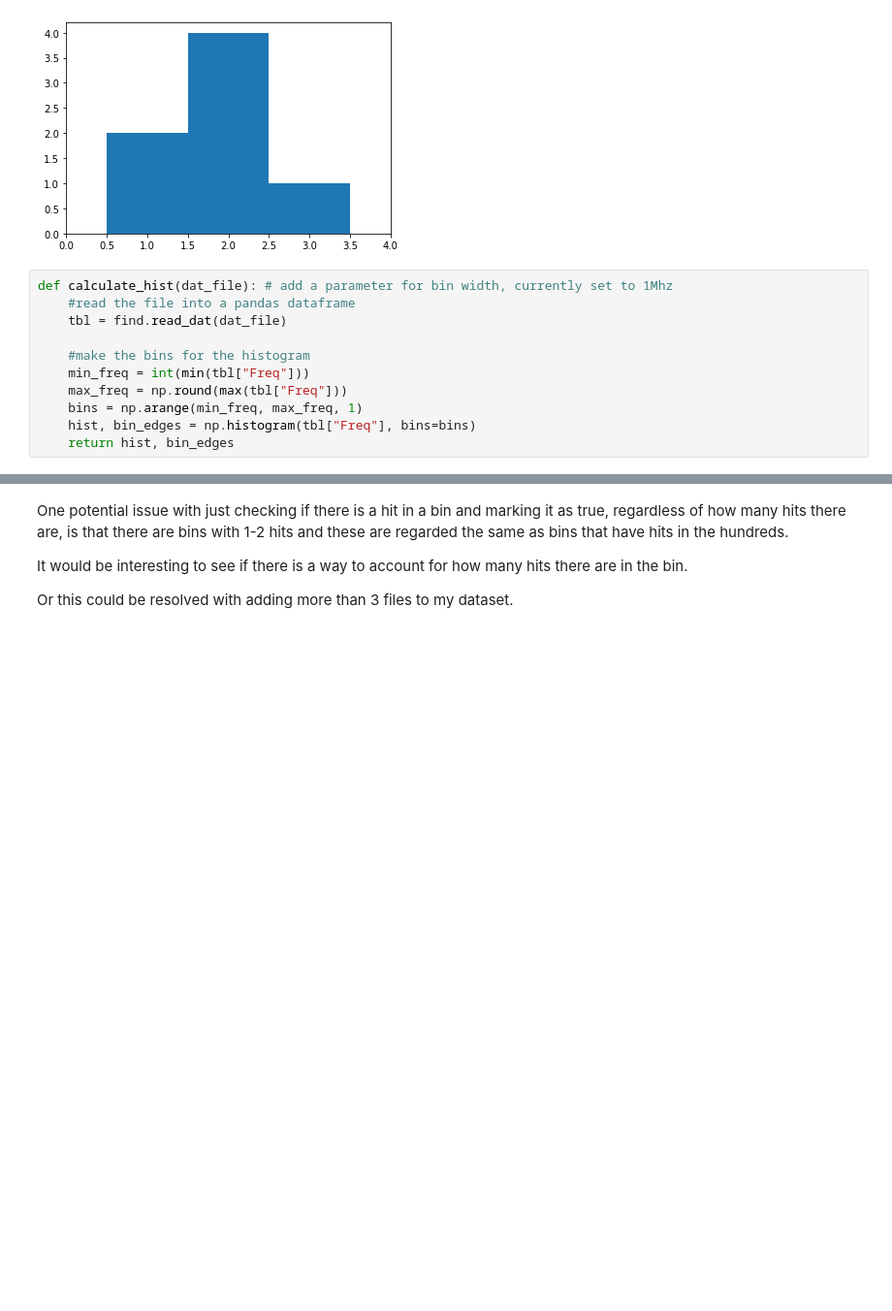
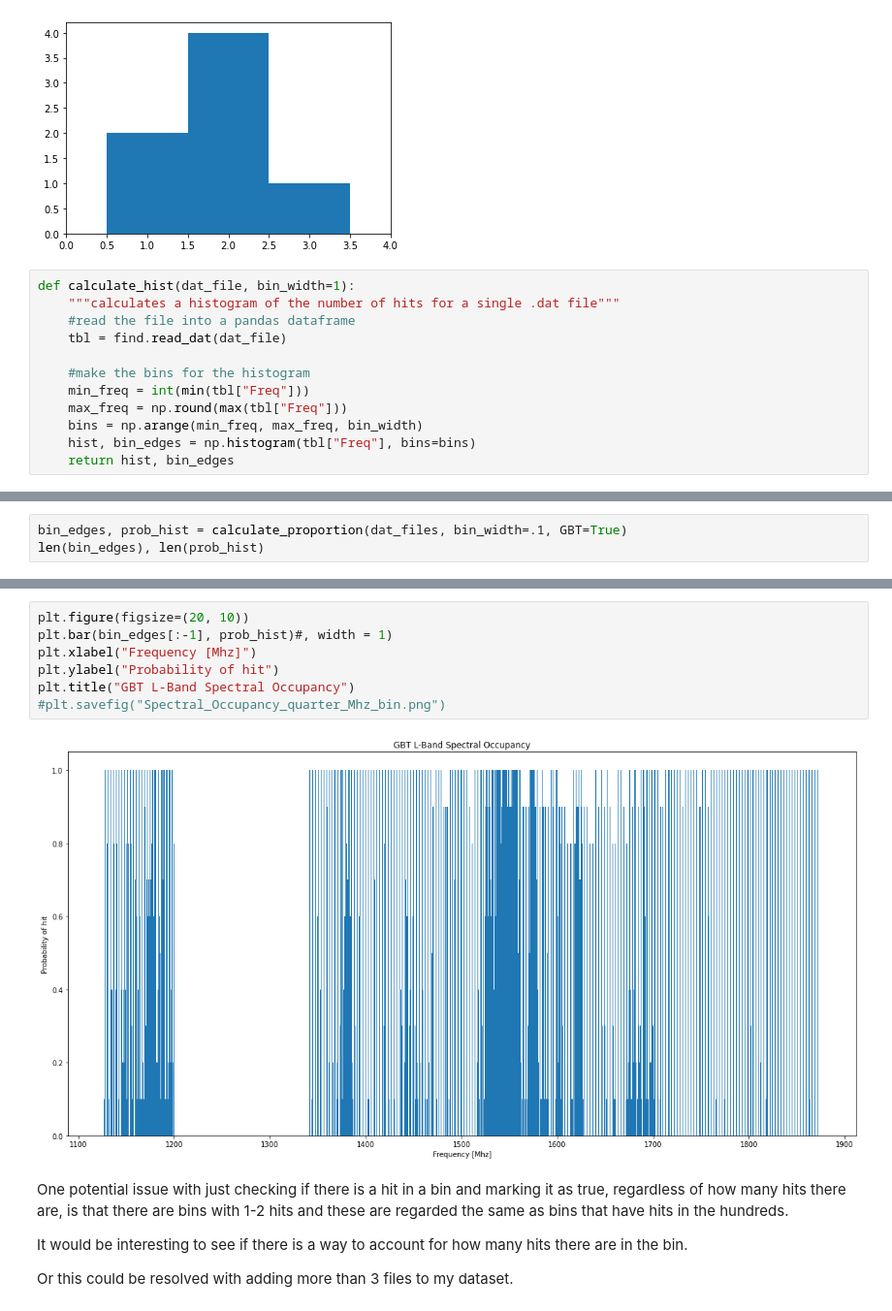
Before and after one commit to ewhite42/Breakthrough_Listen, a Jupyter notebook: spectral_occupancy.ipynb, the cells around one changed output, grey strips where cells are left out. Shown at 97% size. Cells and saved outputs as stored; diff of their text form; blank space fills up the shorter version.

Commit message:
saving progress on spectral occupancy

```diff
--- a/spectral_occupancy.ipynb
+++ b/spectral_occupancy.ipynb
@@ -42,13 +45,14 @@ No. of points in each bin :  [0 2 4 1]
 Size of the bins          :  [0 1 2 3 4]
 [figure]
 # %%
-def calculate_hist(dat_file): # add a parameter for bin width, currently set to 1Mhz
+def calculate_hist(dat_file, bin_width=1):
+    """calculates a histogram of the number of hits for a single .dat file"""
     #read the file into a pandas dataframe
     tbl = find.read_dat(dat_file)
 
     #make the bins for the histogram
     min_freq = int(min(tbl["Freq"]))
     max_freq = np.round(max(tbl["Freq"]))
-    bins = np.arange(min_freq, max_freq, 1)
+    bins = np.arange(min_freq, max_freq, bin_width)
     hist, bin_edges = np.histogram(tbl["Freq"], bins=bins)
     return hist, bin_edges
@@ -74,0 +119,3 @@ plt.bar(bin_edges[:-1], probs)#, width = 1)
+# %%
+bin_edges, prob_hist = calculate_proportion(dat_files, bin_width=.1, GBT=True)
+len(bin_edges), len(prob_hist)
@@ -75,3 +144,12 @@ plt.bar(bin_edges[:-1], probs)#, width = 1)
+# %%
+plt.figure(figsize=(20, 10))
+plt.bar(bin_edges[:-1], prob_hist)#, width = 1)
+plt.xlabel("Frequency [Mhz]")
+plt.ylabel("Probability of hit")
+plt.title("GBT L-Band Spectral Occupancy")
+#plt.savefig("Spectral_Occupancy_quarter_Mhz_bin.png")
+# %% [output]
+[figure, added]
 # %% [markdown]
 One potential issue with just checking if there is a hit in a bin and marking it as true, regardless of how many hits there are, is that there are bins with 1-2 hits and these are regarded the same as bins that have hits in the hundreds.
 
```
Also changed, not shown: parts of 15 cells of this notebook.
